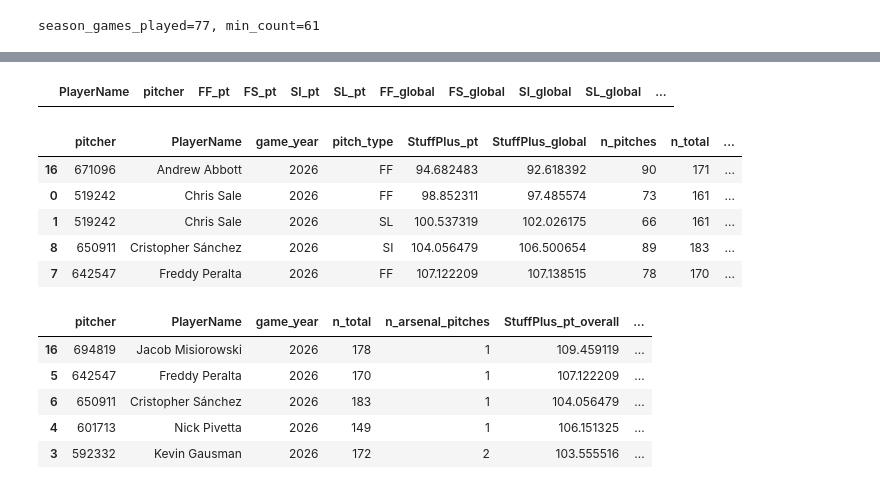
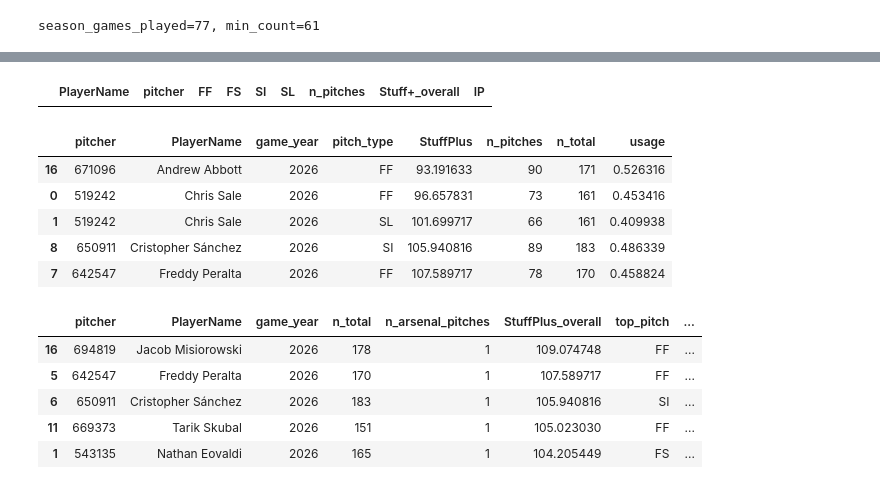
Before and after one commit to davidperl7431/stuff-plus, a Jupyter notebook: Stuff+ Model.ipynb, the cells around one changed output, grey strips where cells are left out. Drawn from its saved outputs; the diff is of its cells as text; code cells hidden in the pictures.

```diff
--- a/Stuff+ Model.ipynb
+++ b/Stuff+ Model.ipynb
@@ -450,7 +450,7 @@ Train years: [2021, 2022, 2023, 2024]
 Tune year:   2025
 Report year: 2026
 # %%
-FORCE_RETRAIN = False
+FORCE_RETRAIN = True
 
 scored_filename = f"df_scored_{report_year}.parquet"
 model_filename  = f"model_{report_year}.pkl"
@@ -569,14 +569,14 @@ def tune_refit_predict(
             "random_state": seed,
             "metric": "rmse",
             "n_estimators": n_estimators_max,
-            "learning_rate": trial.suggest_float("learning_rate", 0.005, 0.10, log=True),
+            "learning_rate": trial.suggest_float("learning_rate", 0.005, 0.05, log=True),
             "max_depth": trial.suggest_int("max_depth", 3, 10),
             "num_leaves": trial.suggest_int("num_leaves", 16, 256),
-            "min_child_samples": trial.suggest_int("min_child_samples", 10, 200, log=True),
+            "min_child_samples": trial.suggest_int("min_child_samples", 10, 300, log=True),
             "subsample": trial.suggest_float("subsample", 0.5, 1.0),
             "colsample_bytree": trial.suggest_float("colsample_bytree", 0.5, 1.0),
-            "reg_alpha": trial.suggest_float("reg_alpha", 1e-3, 25.0, log=True),
-            "reg_lambda": trial.suggest_float("reg_lambda", 1e-3, 25.0, log=True),
+            "reg_alpha": trial.suggest_float("reg_alpha", 1e-3, 50.0, log=True),
+            "reg_lambda": trial.suggest_float("reg_lambda", 1e-3, 50.0, log=True),
             "force_row_wise": True,
             "verbosity": -1,
         }
@@ -830,10 +830,6 @@ else:
         f"{report_year} from disk/HuggingFace."
     )
     df_pred_all = pd.read_parquet(scored_filename)
-    if "pred_target_oos" not in df_pred_all.columns:
-        df_pred_all = df_pred_all.rename(
-            columns={"Stuff+_global": "pred_target_oos"}
-        )
 
     # Download and load model from HuggingFace
     _model_url = (
@@ -907,7 +919,7 @@ if RETRAIN:
 
     d = df_pred_all.copy()
 
-    # 1) Global Stuff+ — normalized within each year
+    # Stuff+ — normalized within each year
     # ensures 110 in 2022 means the same as 110 in 2025
     mu_g = d.groupby(year_col)["pred_target_oos"].transform("mean")
     sd_g = d.groupby(year_col)["pred_target_oos"].transform(
@@ -916,16 +928,7 @@ if RETRAIN:
     z_g = (d["pred_target_oos"] - mu_g) / (sd_g + eps)
 
     # Lower run value = better → higher Stuff+
-    d["Stuff+_global"] = 100 - stuff_sd * z_g
-
-    # 2) Pitch-type Stuff+ — normalized within each year and pitch type
-    pt_mu = d.groupby([year_col, pitch_type_col])["pred_target_oos"].transform("mean")
-    pt_sd = d.groupby([year_col, pitch_type_col])["pred_target_oos"].transform(
-        lambda s: s.std(ddof=0)
-    )
-    z_pt = (d["pred_target_oos"] - pt_mu) / (pt_sd + eps)
-
-    d["Stuff+_pt"] = 100 - stuff_sd * z_pt
+    d["Stuff+"] = 100 - stuff_sd * z_g
 
     df_scored = d
 else:
@@ -1271,10 +1264,10 @@ wide = wide.merge(
     how="left"
 ).drop(columns=["xMLBAMID"])
 # %%
-qualified = wide[wide["IP"] >= 162].sort_values("Stuff+_global_overall", ascending=False)
+qualified = wide[wide["IP"] >= 162].sort_values("Stuff+_overall", ascending=False)
 qualified
 # %% [output]
-|  | PlayerName | pitcher | FF_pt | FS_pt | SI_pt | SL_pt | FF_global | FS_global | SI_global | SL_global | ... |
+|  | PlayerName | pitcher | FF | FS | SI | SL | n_pitches | Stuff+_overall | IP |
 # %%
 # pitch counts + usage (by pitcher-season)
 counts = (
@@ -1284,46 +1277,44 @@ counts = (
     .reset_index()
 )
 
 totals = (
     df_scored.groupby(["pitcher", 'game_year'])
     .size()
     .rename("n_total")
     .reset_index()
 )
 
 counts = counts.merge(totals, on=["pitcher", 'game_year'], how="left")
 counts["usage"] = counts["n_pitches"] / counts["n_total"]
 
 # pitch-level Stuff+ (restricted to arsenal pitches)
 pitch_stuff = (
     df_scored[df_scored["is_arsenal"]]
     .groupby(["pitcher", "PlayerName", 'game_year', 'pitch_type'])
     .agg(
-        StuffPlus_pt=("Stuff+_pt", "mean"),
-        StuffPlus_global=("Stuff+_global", "mean"),
+        StuffPlus=("Stuff+", "mean"),
     )
     .reset_index()
 )
 
 # Join usage onto pitch-level stuff
 arsenal_profile = (
     pitch_stuff.merge(counts, on=["pitcher", "PlayerName", 'game_year', 'pitch_type'], how="left")
     .sort_values(["PlayerName", 'game_year', "usage"], ascending=[True, True, False])
 )
 
 arsenal_profile.head()
 # %% [output]
-|  | pitcher | PlayerName | game_year | pitch_type | StuffPlus_pt | StuffPlus_global | n_pitches | n_total | ... |
-| 16 | 671096 | Andrew Abbott | 2026 | FF | 94.682483 | 92.618392 | 90 | 171 | ... |
-| 0 | 519242 | Chris Sale | 2026 | FF | 98.852311 | 97.485574 | 73 | 161 | ... |
-| 1 | 519242 | Chris Sale | 2026 | SL | 100.537319 | 102.026175 | 66 | 161 | ... |
-| 8 | 650911 | Cristopher Sánchez | 2026 | SI | 104.056479 | 106.500654 | 89 | 183 | ... |
-| 7 | 642547 | Freddy Peralta | 2026 | FF | 107.122209 | 107.138515 | 78 | 170 | ... |
+|  | pitcher | PlayerName | game_year | pitch_type | StuffPlus | n_pitches | n_total | usage |
+| 16 | 671096 | Andrew Abbott | 2026 | FF | 93.191633 | 90 | 171 | 0.526316 |
+| 0 | 519242 | Chris Sale | 2026 | FF | 96.657831 | 73 | 161 | 0.453416 |
+| 1 | 519242 | Chris Sale | 2026 | SL | 101.699717 | 66 | 161 | 0.409938 |
+| 8 | 650911 | Cristopher Sánchez | 2026 | SI | 105.940816 | 89 | 183 | 0.486339 |
+| 7 | 642547 | Freddy Peralta | 2026 | FF | 107.589717 | 78 | 170 | 0.458824 |
 # %%
 # Pitcher-season arsenal
 tmp = arsenal_profile.copy()
-tmp["w_pt"]     = tmp["usage"] * tmp["StuffPlus_pt"]
-tmp["w_global"] = tmp["usage"] * tmp["StuffPlus_global"]
+tmp["w"] = tmp["usage"] * tmp["StuffPlus"]
 
 arsenal_summary = (
     tmp.groupby(["pitcher", "PlayerName", "game_year"])
@@ -1331,19 +1322,15 @@ arsenal_summary = (
         n_total=("n_total", "max"),
         n_arsenal_pitches=("pitch_type", "nunique"),
 
-        StuffPlus_pt_overall=(
-            "w_pt",
-            lambda x: x.sum() / tmp.loc[x.index, "usage"].sum()
-        ),
-        StuffPlus_global_overall=(
-            "w_global",
+        StuffPlus_overall=(
+            "w",
             lambda x: x.sum() / tmp.loc[x.index, "usage"].sum()
         ),
         top_pitch=(
-            "StuffPlus_pt",
+            "StuffPlus",
             lambda s: tmp.loc[s.index[s.argmax()], "pitch_type"]
         ),
-        top_pitch_stuff=("StuffPlus_pt", "max"),
+        top_pitch_stuff=("StuffPlus", "max"),
         primary_pitch=(
             "usage",
             lambda s: tmp.loc[s.index[s.argmax()], "pitch_type"]
@@ -1351,15 +1338,15 @@ arsenal_summary = (
         primary_pitch_usage=("usage", "max"),
     )
     .reset_index()
-    .sort_values(["game_year", "StuffPlus_global_overall"], ascending=[False, False])
+    .sort_values(["game_year", "StuffPlus_overall"], ascending=[False, False])
 )
 
 arsenal_summary.head()
 # %% [output]
-|  | pitcher | PlayerName | game_year | n_total | n_arsenal_pitches | StuffPlus_pt_overall | ... |
-| 16 | 694819 | Jacob Misiorowski | 2026 | 178 | 1 | 109.459119 | ... |
-| 5 | 642547 | Freddy Peralta | 2026 | 170 | 1 | 107.122209 | ... |
-| 6 | 650911 | Cristopher Sánchez | 2026 | 183 | 1 | 104.056479 | ... |
-| 4 | 601713 | Nick Pivetta | 2026 | 149 | 1 | 106.151325 | ... |
-| 3 | 592332 | Kevin Gausman | 2026 | 172 | 2 | 103.555516 | ... |
+|  | pitcher | PlayerName | game_year | n_total | n_arsenal_pitches | StuffPlus_overall | top_pitch | ... |
+| 16 | 694819 | Jacob Misiorowski | 2026 | 178 | 1 | 109.074748 | FF | ... |
+| 5 | 642547 | Freddy Peralta | 2026 | 170 | 1 | 107.589717 | FF | ... |
+| 6 | 650911 | Cristopher Sánchez | 2026 | 183 | 1 | 105.940816 | SI | ... |
+| 11 | 669373 | Tarik Skubal | 2026 | 151 | 1 | 105.023030 | FF | ... |
+| 1 | 543135 | Nathan Eovaldi | 2026 | 165 | 1 | 104.205449 | FS | ... |
 # %%
```
Also changed, not shown: parts of 9 cells of this notebook.
